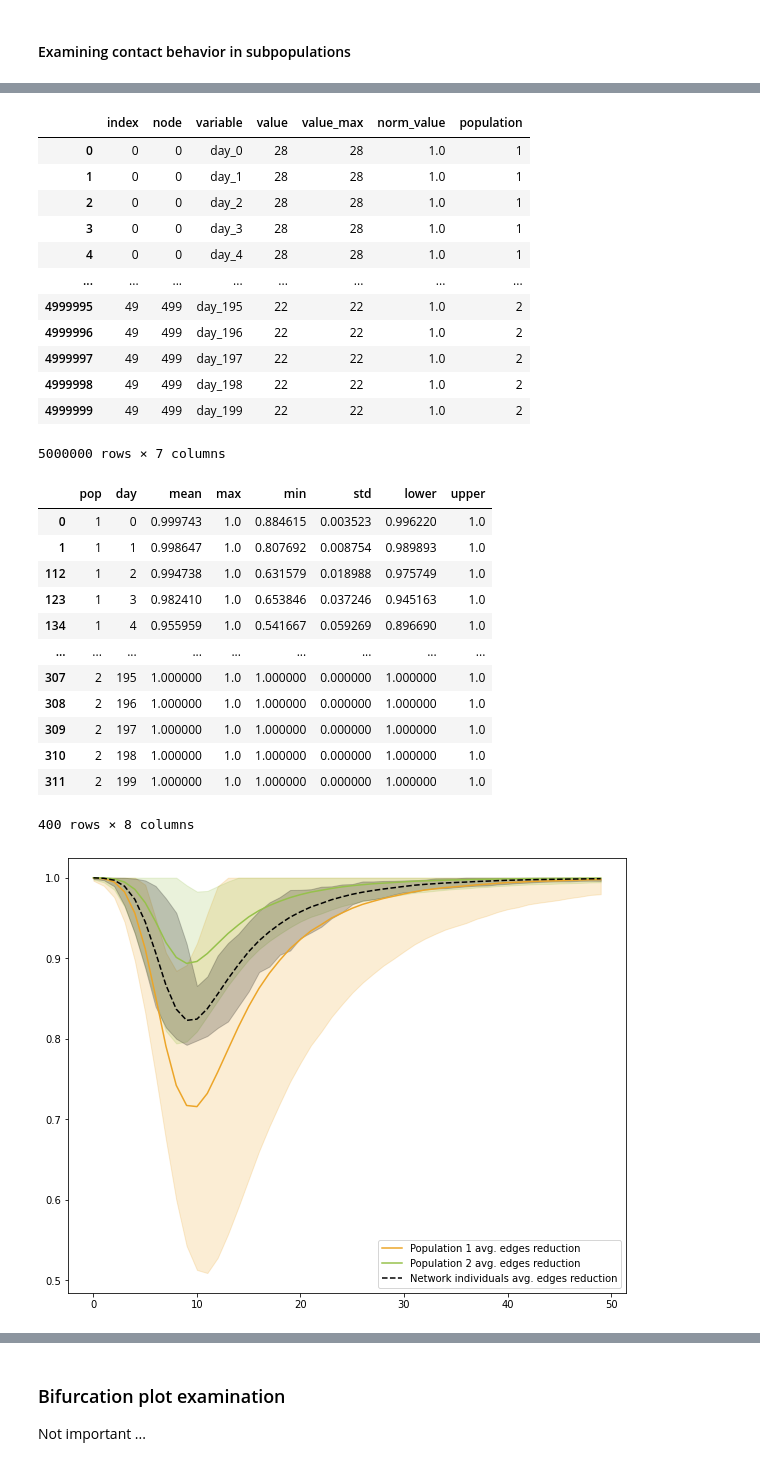
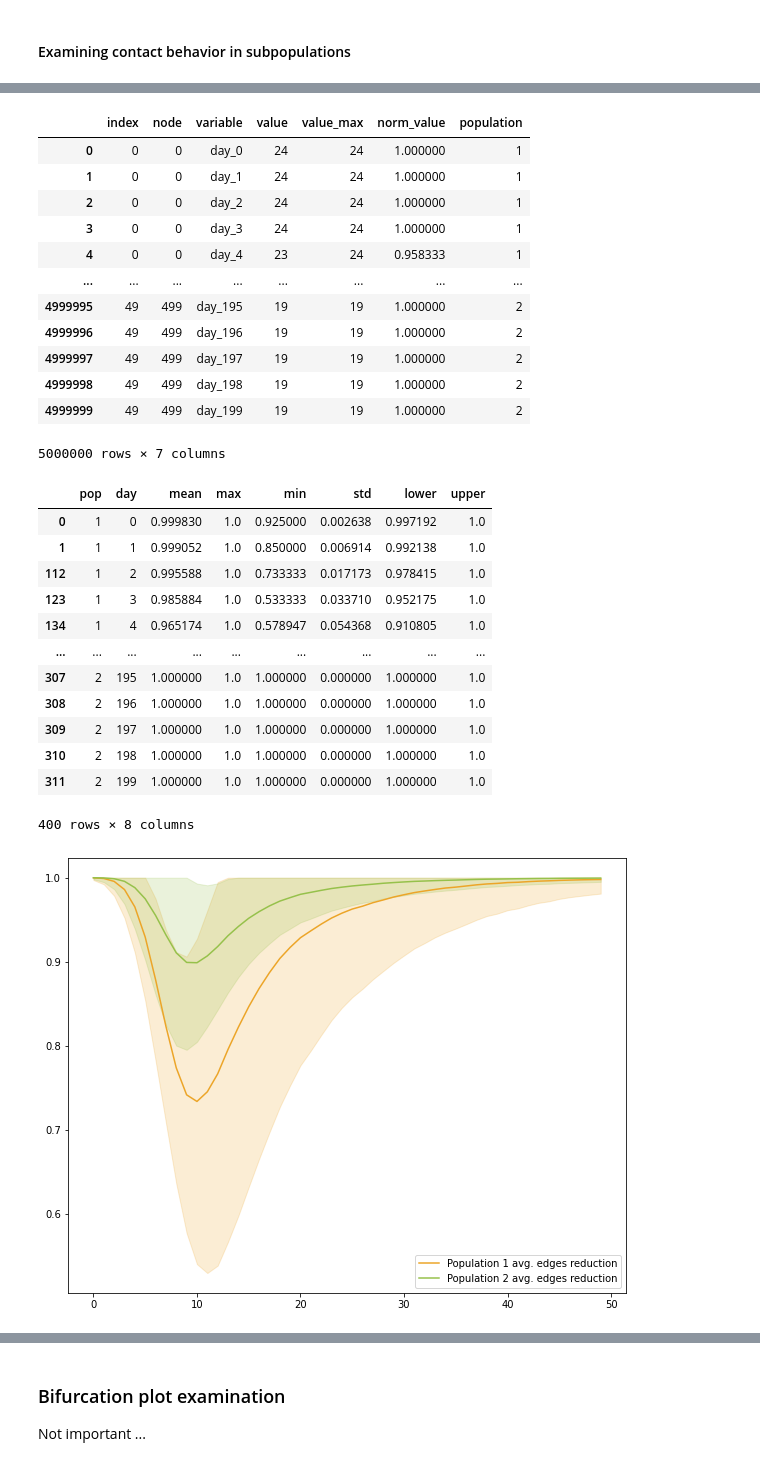
Before and after one commit to JimmyCalvoMonge/AdaptiveNetworks, a Jupyter notebook: network_experiments.ipynb, the cells around one changed output, grey strips where cells are left out. Cells and saved outputs as stored; diff of their text form; code cells hidden in the pictures.

```diff
--- a/network_experiments.ipynb
+++ b/network_experiments.ipynb
@@ -476,7 +479,6 @@ plt.show()
 #### Examining contact behavior in subpopulations
 # %%
 bepcontacts = pd.read_csv('./Data/Distribution_bepidist_contacts.csv')
-bepcontacts = bepcontacts.drop(columns=['Unnamed: 0'])
 print(bepcontacts.shape)
 bepcontacts
 # %% [output]
@@ -537,17 +539,17 @@ bepcontacts_long_norm['population'] = np.where(bepcontacts_long_norm['node']<200
 bepcontacts_long_norm
 # %% [output]
 |  | index | node | variable | value | value_max | norm_value | population |
-| 0 | 0 | 0 | day_0 | 28 | 28 | 1.0 | 1 |
-| 1 | 0 | 0 | day_1 | 28 | 28 | 1.0 | 1 |
-| 2 | 0 | 0 | day_2 | 28 | 28 | 1.0 | 1 |
-| 3 | 0 | 0 | day_3 | 28 | 28 | 1.0 | 1 |
-| 4 | 0 | 0 | day_4 | 28 | 28 | 1.0 | 1 |
+| 0 | 0 | 0 | day_0 | 24 | 24 | 1.000000 | 1 |
+| 1 | 0 | 0 | day_1 | 24 | 24 | 1.000000 | 1 |
+| 2 | 0 | 0 | day_2 | 24 | 24 | 1.000000 | 1 |
+| 3 | 0 | 0 | day_3 | 24 | 24 | 1.000000 | 1 |
+| 4 | 0 | 0 | day_4 | 23 | 24 | 0.958333 | 1 |
 | ... | ... | ... | ... | ... | ... | ... | ... |
-| 4999995 | 49 | 499 | day_195 | 22 | 22 | 1.0 | 2 |
-| 4999996 | 49 | 499 | day_196 | 22 | 22 | 1.0 | 2 |
-| 4999997 | 49 | 499 | day_197 | 22 | 22 | 1.0 | 2 |
-| 4999998 | 49 | 499 | day_198 | 22 | 22 | 1.0 | 2 |
-| 4999999 | 49 | 499 | day_199 | 22 | 22 | 1.0 | 2 |
+| 4999995 | 49 | 499 | day_195 | 19 | 19 | 1.000000 | 2 |
+| 4999996 | 49 | 499 | day_196 | 19 | 19 | 1.000000 | 2 |
+| 4999997 | 49 | 499 | day_197 | 19 | 19 | 1.000000 | 2 |
+| 4999998 | 49 | 499 | day_198 | 19 | 19 | 1.000000 | 2 |
+| 4999999 | 49 | 499 | day_199 | 19 | 19 | 1.000000 | 2 |
 5000000 rows × 7 columns
 # %%
 bepcontacts_grouped = bepcontacts_long_norm.groupby(['population', 'variable'], as_index=False).agg(
@@ -562,11 +564,11 @@ bepcontacts_grouped['upper'] = bepcontacts_grouped['upper'].apply(lambda x: min(
 bepcontacts_grouped
 # %% [output]
 |  | pop | day | mean | max | min | std | lower | upper |
-| 0 | 1 | 0 | 0.999743 | 1.0 | 0.884615 | 0.003523 | 0.996220 | 1.0 |
-| 1 | 1 | 1 | 0.998647 | 1.0 | 0.807692 | 0.008754 | 0.989893 | 1.0 |
-| 112 | 1 | 2 | 0.994738 | 1.0 | 0.631579 | 0.018988 | 0.975749 | 1.0 |
-| 123 | 1 | 3 | 0.982410 | 1.0 | 0.653846 | 0.037246 | 0.945163 | 1.0 |
-| 134 | 1 | 4 | 0.955959 | 1.0 | 0.541667 | 0.059269 | 0.896690 | 1.0 |
+| 0 | 1 | 0 | 0.999830 | 1.0 | 0.925000 | 0.002638 | 0.997192 | 1.0 |
+| 1 | 1 | 1 | 0.999052 | 1.0 | 0.850000 | 0.006914 | 0.992138 | 1.0 |
+| 112 | 1 | 2 | 0.995588 | 1.0 | 0.733333 | 0.017173 | 0.978415 | 1.0 |
+| 123 | 1 | 3 | 0.985884 | 1.0 | 0.533333 | 0.033710 | 0.952175 | 1.0 |
+| 134 | 1 | 4 | 0.965174 | 1.0 | 0.578947 | 0.054368 | 0.910805 | 1.0 |
 | ... | ... | ... | ... | ... | ... | ... | ... | ... |
 | 307 | 2 | 195 | 1.000000 | 1.0 | 1.000000 | 0.000000 | 1.000000 | 1.0 |
 | 308 | 2 | 196 | 1.000000 | 1.0 | 1.000000 | 0.000000 | 1.000000 | 1.0 |
@@ -577,22 +579,22 @@ bepcontacts_grouped
 # %%
 plt.figure(figsize=(10,8))
 
 plt.plot(range(50), bepcontacts_grouped[bepcontacts_grouped['pop']==1]['mean'][0:50],'#ECA528', label="Population 1 avg. edges reduction")
 plt.fill_between(range(50),
                 bepcontacts_grouped[bepcontacts_grouped['pop']==1]['lower'][0:50],
                 bepcontacts_grouped[bepcontacts_grouped['pop']==1]['upper'][0:50],
                 color='#ECA528', alpha=0.2)
 
 plt.plot(range(50), bepcontacts_grouped[bepcontacts_grouped['pop']==2]['mean'][0:50],'#96C14B', label="Population 2 avg. edges reduction")
 plt.fill_between(range(50),
                 bepcontacts_grouped[bepcontacts_grouped['pop']==2]['lower'][0:50],
                 bepcontacts_grouped[bepcontacts_grouped['pop']==2]['upper'][0:50],
                 color='#96C14B', alpha=0.2)
 
-plt.plot(mean_all[0:50], linestyle='--', color='k', label="Network individuals avg. edges reduction")
-plt.fill_between(range(50), upper_all[0:50], lower_all[0:50], color='k', alpha=0.2)
+# plt.plot(mean_all[0:50], linestyle='--', color='k', label="Network individuals avg. edges reduction")
+# plt.fill_between(range(50), upper_all[0:50], lower_all[0:50], color='k', alpha=0.2)
 
 plt.legend(loc="lower right")
 plt.show()
 # %% [output]
-[figure, old version]
+[figure, new version]
```
Also changed, not shown: parts of 14 cells of this notebook, 1 other file.
